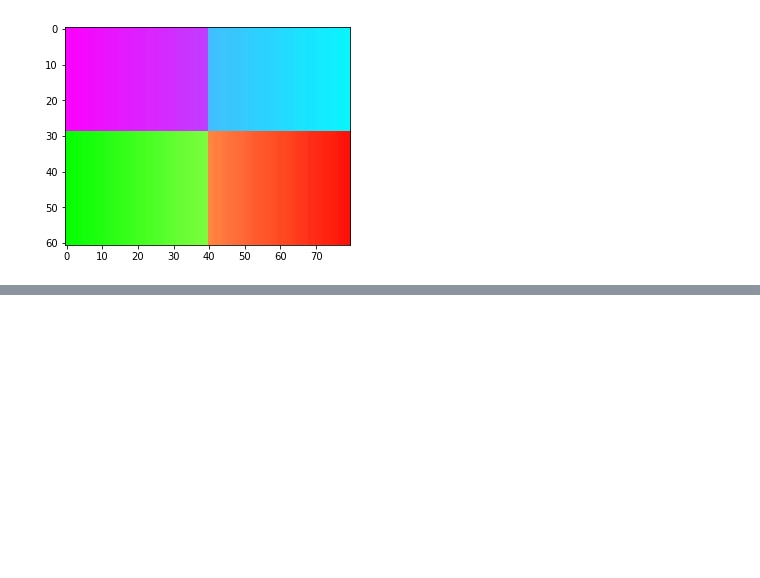
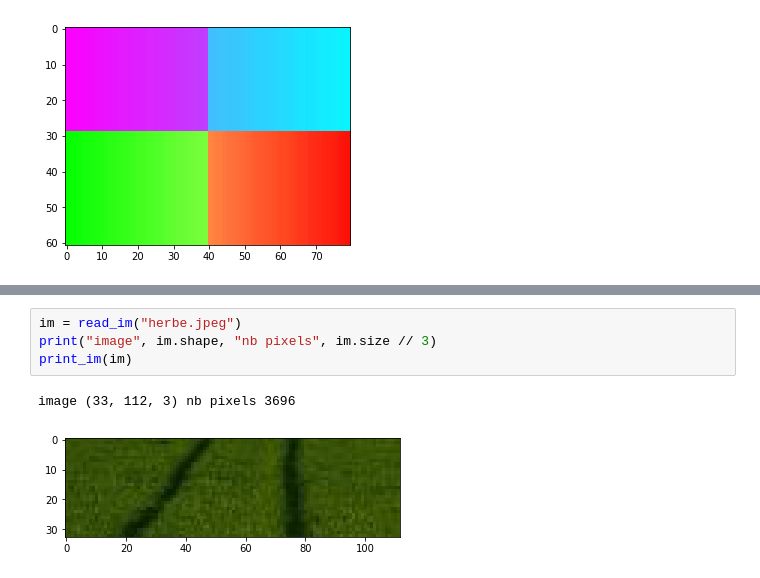
Before and after one commit to keyber/ARF, a Jupyter notebook: projet/BEROUKHIM_Keyvan_projet.ipynb, the cells around one changed output, grey strips where cells are left out. Drawn from its saved outputs; the diff is of its cells as text; blank space fills up the shorter version.

```diff
--- a/projet/BEROUKHIM_Keyvan_projet.ipynb
+++ b/projet/BEROUKHIM_Keyvan_projet.ipynb
@@ -115,0 +126,7 @@ loss 0.00023898356
+# %%
+im = read_im("herbe.jpeg")
+print("image", im.shape, "nb pixels", im.size // 3)
+print_im(im)
+# %% [output]
+image (33, 112, 3) nb pixels 3696
+[figure, added]
```
Also changed, not shown: parts of 9 cells of this notebook, 3 other files.
